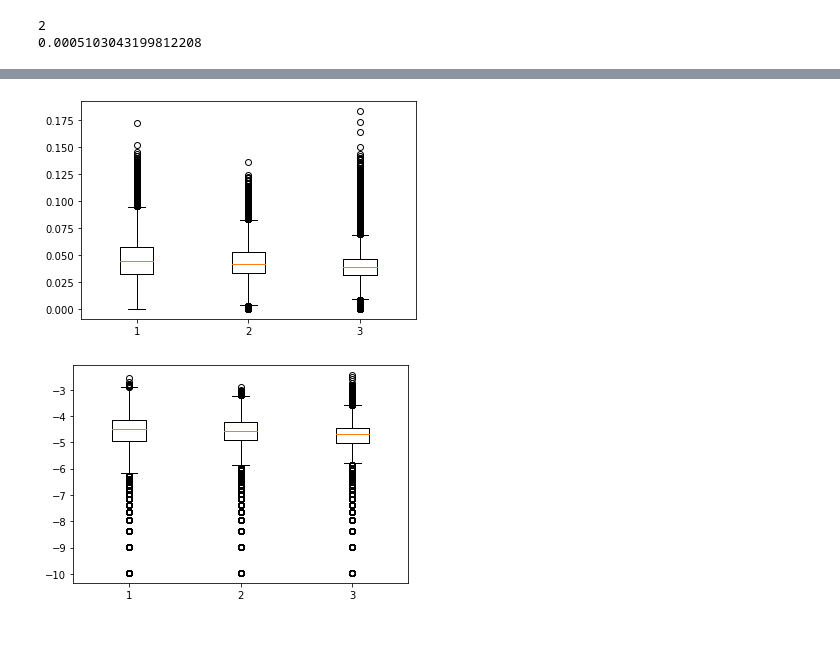
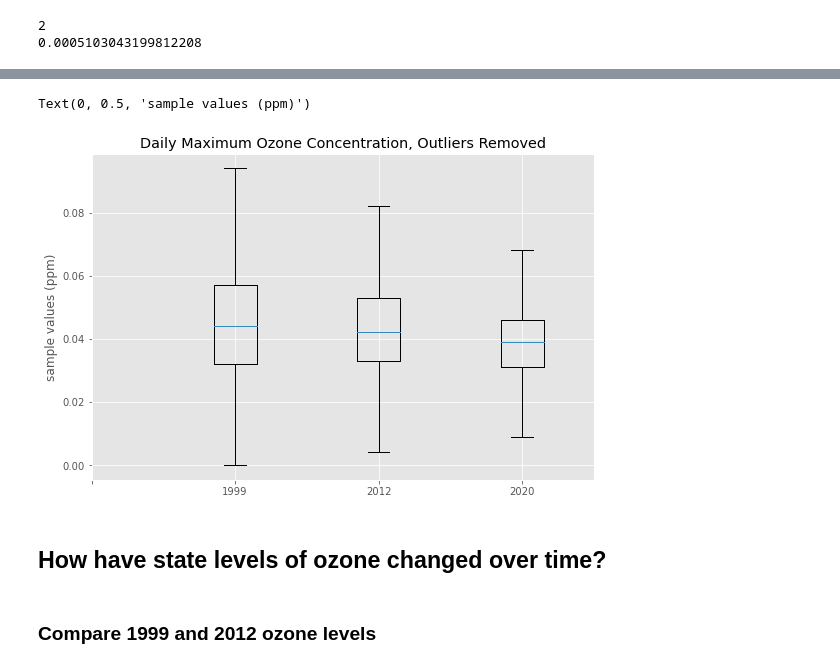
Before and after one commit to mjlaw/FIT_capstone, a Jupyter notebook: Jupyter_notebooks/ozone studies.ipynb, the cells around one changed output, grey strips where cells are left out. Drawn from its saved outputs; the diff is of its cells as text; code cells hidden in the pictures; blank space fills up the shorter version.

```diff
--- a/Jupyter_notebooks/ozone studies.ipynb
+++ b/Jupyter_notebooks/ozone studies.ipynb
@@ -180,22 +249,11 @@ Name: 1st Max Value, dtype: float64
-# %%
-# Compare aggregate changes in maximum ozone for years 2012, and 2020 by making boxplots.
-
-years = [x0, x1, x2NonNegative]
-plt.boxplot(years)
-plt.show()
-# %% [output]
-[figure, removed]
-# %%
-#Dr Peng used the log2 of means for his PM2.5 study to better visualize the data when using box plots for PM 2.5.
-#Accomplished below, but results still not what I'm looking for. Keep looking for something better.
-import numpy as np
-import matplotlib.pyplot as plt
-
-logx0 = np.log2(x0)
-logx1 = np.log2(x1)
-logx2 = np.log2(x2NonNegative)
-years = [logx0, logx1, logx2]
-plt.boxplot(years)
-plt.show()
-# %% [output]
-[figure, removed]
+# %%
+#re-create the boxplots removing the outliers
+fig1 = plt.figure(figsize = [9, 6]) #make larger
+years = [x0Updated, x1Updated, x2Updated]
+plt.boxplot(years, showfliers=False)
+plt.title('Daily Maximum Ozone Concentration, Outliers Removed')
+plt.xticks(np.arange(4), ['', '1999','2012', '2020'])
+plt.ylabel('sample values (ppm)')
+# %% [output]
+Text(0, 0.5, 'sample values (ppm)')
+[figure, added]
@@ -201,0 +262,2 @@ plt.show()
+# %% [markdown]
+## How have state levels of ozone changed over time?
@@ -201,0 +274,2 @@ plt.show()
+# %% [markdown]
+### Compare 1999 and 2012 ozone levels
```
Also changed, not shown: parts of 69 cells of this notebook, 1 other file.
